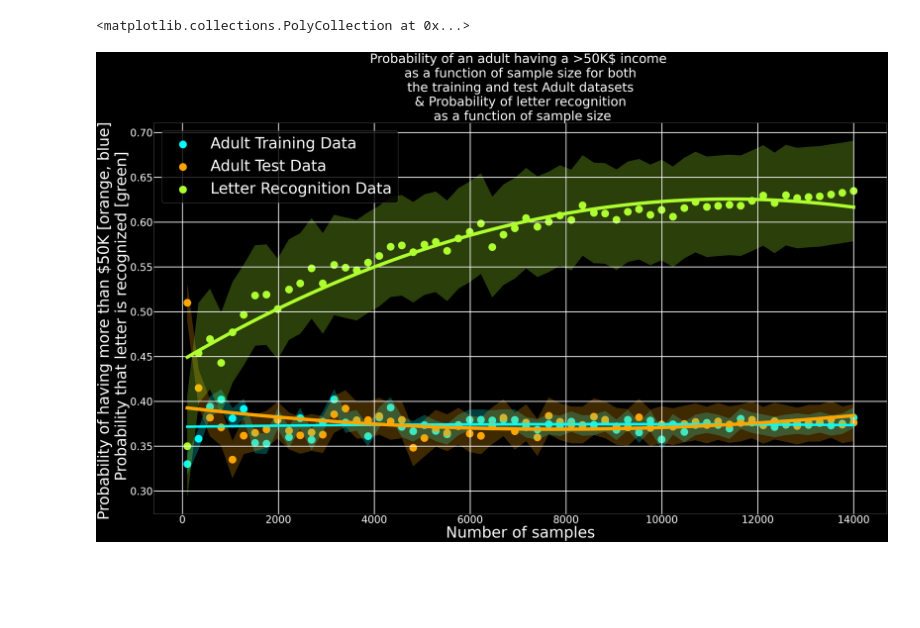
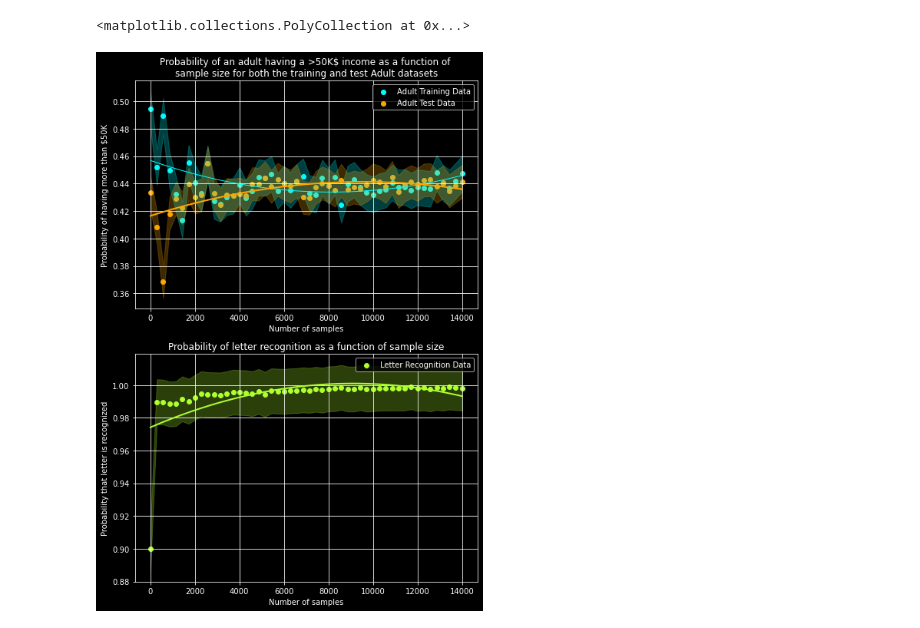
Before and after one commit to AMNoureldin/COMP551-HW1, a Jupyter notebook: april/Project 01/Notebook.ipynb, the cells around one changed output. Saved outputs shown, nothing was run; the diff lists cells and outputs as text; code cells hidden in the pictures; blank space fills up the shorter version.

Commit message:
Updated notebook with new graphs and longer runs

```diff
--- a/april/Project 01/Notebook.ipynb
+++ b/april/Project 01/Notebook.ipynb
@@ -100,14 +100,3 @@ def split2(df):
         folds.append(((train_data, train_labels),
                       (validate_data, validate_labels)))
     return folds
-# %%
-def cross_validate(df, model=KNeighborsClassifier, model_params=[5]):
-    folds = split(df)
-    results = []
-    for train, validate in folds:
-        training, training_labels = train
-        validation, validation_labels = validate
-        mdl = model(*model_params)
-        mdl = mdl.fit(training, training_labels.values.ravel())
-        results.append(mdl.score(validation, validation_labels))
-    return results
@@ -138,7 +138,7 @@ def cross_validate_letters(df, samples):
     return np.mean(cross_validate2(enc_df))
 # %%
 
-samples = np.linspace(100, 14000, 60)
+samples = np.linspace(10, 14000, 50)
 samples = [int(n) for n in samples.tolist()]
 
 print(samples)
@@ -209,39 +225,49 @@ letters_results
 # %%
 t = samples
 
 tr_std = np.std(adult_results)
 ts_std = np.std(adult_test_results)
 lt_std = np.std(letters_results)
 
 p0,p1,p2 = np.polyfit(t, adult_results, deg=2)
 q0,q1,q2 = np.polyfit(t, adult_test_results, deg=2)
 s0,s1,s2 = np.polyfit(t, letters_results, deg=2)
 
 f1 = p0*np.power(t,2) + p1*np.power(t,1) + p2*np.power(t,0)
 f2 = q0*np.power(t,2) + q1*np.power(t,1) + q2*np.power(t,0)
 f3 = s0*np.power(t,2) + s1*np.power(t,1) + s2*np.power(t,0)
 
-fig = plt.figure()
-ax = fig.add_axes([0,0,10,8], xscale='linear', yscale='linear')
-ax.set_title("Probability of an adult having a >50K$ income \n as a function of sample size for both \n the training and test Adult datasets \n & Probability of letter recognition \n as a function of sample size", fontsize=75)
-ax.scatter(samples, adult_results, c='cyan',s=2000,
+fig = plt.figure(figsize=(8,12))
+fig.tight_layout(pad=5.0)
+ax, ax1 = fig.subplots(2)
+ax.set_title("Probability of an adult having a >50K$ income as a function of \nsample size for both the training and test Adult datasets")
+ax.scatter(samples, adult_results, c='cyan',
            label='Adult Training Data' )
-ax.scatter(samples, adult_test_results, c='orange', s=2000,
+ax.scatter(samples, adult_test_results, c='orange',
            label='Adult Test Data')
-ax.scatter(samples, letters_results, c='greenyellow', s=2000,
-           label='Letter Recognition Data')
-ax.grid(linewidth=5)
-ax.legend(fontsize=90, borderpad=0.4)
-ax.set_xlabel('Number of samples', fontsize=90)
+
+ax.grid()
+ax.legend(borderpad=0.4)
+ax.set_xlabel('Number of samples')
 ax.xaxis.label.set_color('white')
-ax.set_ylabel('Probability of having more than $50K [orange, blue] \n Probability that letter is recognized [green]',fontsize=90,)
-ax.tick_params(labelsize=60)
-ax.plot(t,f1, linewidth=15, color='cyan')
-ax.plot(t,f2, linewidth=20, color='orange')
-ax.plot(t,f3, linewidth=20, color='greenyellow')
+ax.set_ylabel('Probability of having more than $50K')
+ax.tick_params()
+ax.plot(t,f1, linewidth=1, color='cyan')
+ax.plot(t,f2, linewidth=2, color='orange')
 ax.fill_between(samples, adult_results-tr_std, adult_results+tr_std, alpha=0.25, color='cyan')
 ax.fill_between(samples, adult_test_results-ts_std, adult_test_results+ts_std, alpha=0.25, color='orange')
-ax.fill_between(samples, letters_results-lt_std, letters_results+lt_std, alpha=0.25, color='greenyellow')
+
+
+ax1.set_title("Probability of letter recognition as a function of sample size")
+ax1.grid()
+ax1.scatter(samples, letters_results, c='greenyellow',
+           label='Letter Recognition Data')
+ax1.legend()
+ax1.set_xlabel('Number of samples')
+ax1.set_ylabel('Probability that letter is recognized')
+
+ax1.plot(t,f3, linewidth=2, color='greenyellow')
+ax1.fill_between(samples, letters_results-lt_std, letters_results+lt_std, alpha=0.25, color='greenyellow')
 # %% [output]
 <matplotlib.collections.PolyCollection at 0x...>
-[figure, old version]
+[figure, new version]
```
Also changed, not shown: parts of 7 cells of this notebook.
